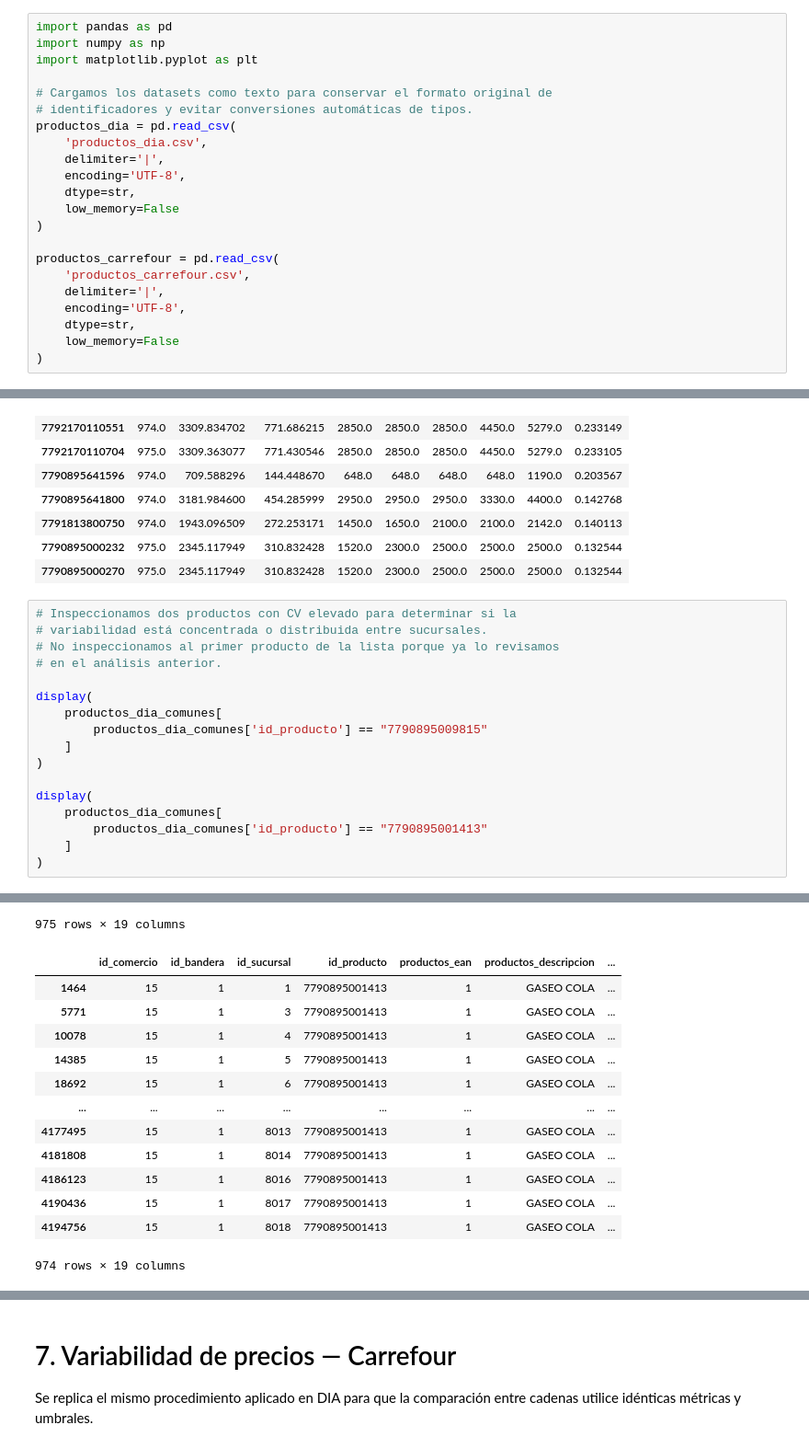
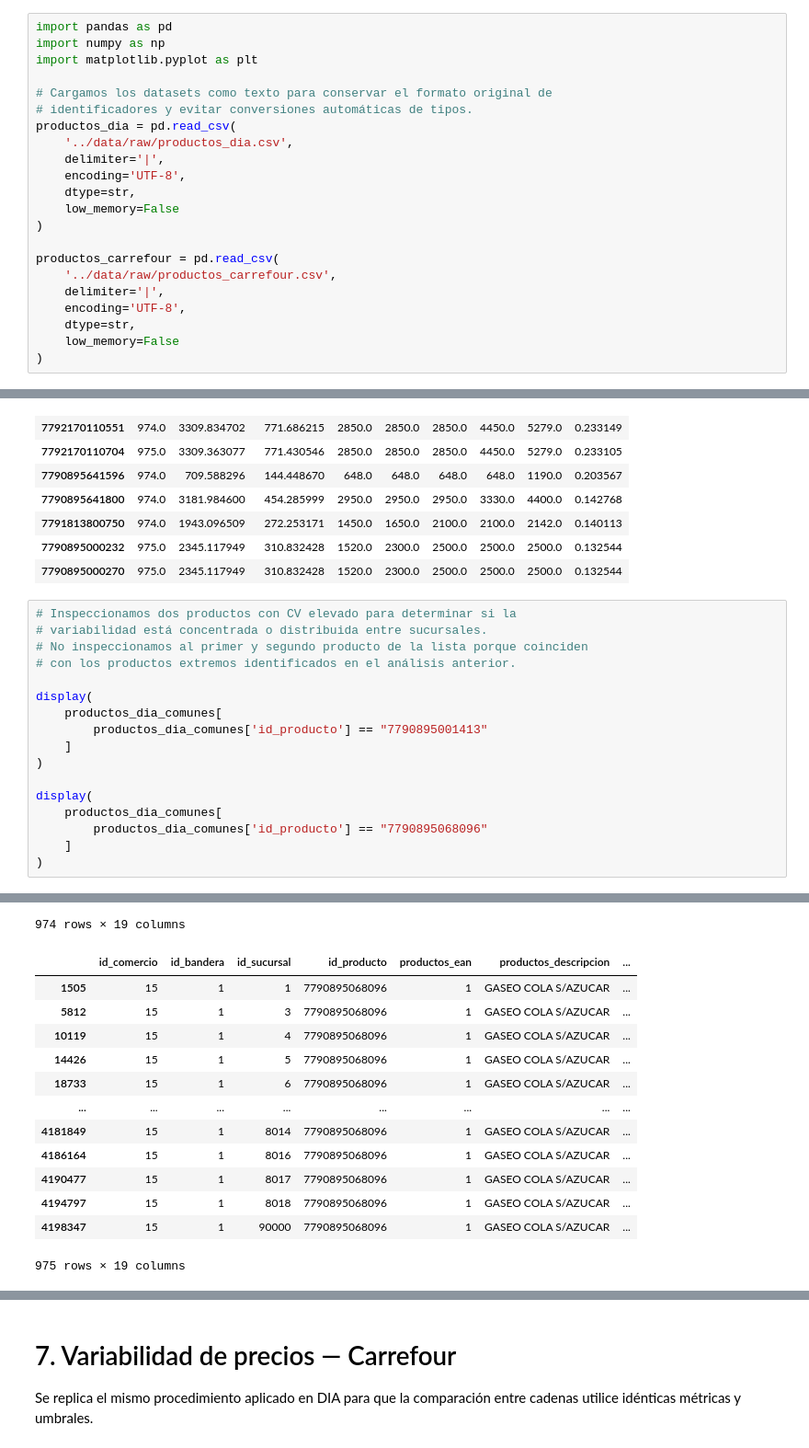
Before and after one commit to NestorRev/analisis-precios-nlp-sepa, a Jupyter notebook: notebooks/01_analisis_dia_carrefour.ipynb, the cells around one changed output, grey strips where cells are left out. Shown at 92% size. Drawn from its saved outputs; the diff is of its cells as text.

```diff
--- a/analisis_dia_carrefour.ipynb
+++ b/notebooks/01_analisis_dia_carrefour.ipynb
@@ -42,7 +42,7 @@ import matplotlib.pyplot as plt
 # Cargamos los datasets como texto para conservar el formato original de
 # identificadores y evitar conversiones automáticas de tipos.
 productos_dia = pd.read_csv(
-    'productos_dia.csv',
+    '../data/raw/productos_dia.csv',
     delimiter='|',
     encoding='UTF-8',
     dtype=str,
@@ -50,7 +50,7 @@ productos_dia = pd.read_csv(
 )
 
 productos_carrefour = pd.read_csv(
-    'productos_carrefour.csv',
+    '../data/raw/productos_carrefour.csv',
     delimiter='|',
     encoding='UTF-8',
     dtype=str,
@@ -648,19 +649,19 @@ display(
 # %%
 # Inspeccionamos dos productos con CV elevado para determinar si la
 # variabilidad está concentrada o distribuida entre sucursales.
-# No inspeccionamos al primer producto de la lista porque ya lo revisamos
-# en el análisis anterior.
-
-display(
-    productos_dia_comunes[
-        productos_dia_comunes['id_producto'] == "7790895009815"
-    ]
-)
+# No inspeccionamos al primer y segundo producto de la lista porque coinciden
+# con los productos extremos identificados en el análisis anterior.
 
 display(
     productos_dia_comunes[
         productos_dia_comunes['id_producto'] == "7790895001413"
     ]
 )
+
+display(
+    productos_dia_comunes[
+        productos_dia_comunes['id_producto'] == "7790895068096"
+    ]
+)
 # %% [output]
 |  | id_comercio | id_bandera | id_sucursal | id_producto | productos_ean | productos_descripcion | ... |
@@ -678,17 +679,17 @@ display(
-975 rows × 19 columns
+974 rows × 19 columns
 |  | id_comercio | id_bandera | id_sucursal | id_producto | productos_ean | productos_descripcion | ... |
-| 1464 | 15 | 1 | 1 | 7790895001413 | 1 | GASEO COLA | ... |
-| 5771 | 15 | 1 | 3 | 7790895001413 | 1 | GASEO COLA | ... |
-| 10078 | 15 | 1 | 4 | 7790895001413 | 1 | GASEO COLA | ... |
-| 14385 | 15 | 1 | 5 | 7790895001413 | 1 | GASEO COLA | ... |
-| 18692 | 15 | 1 | 6 | 7790895001413 | 1 | GASEO COLA | ... |
+| 1505 | 15 | 1 | 1 | 7790895068096 | 1 | GASEO COLA S/AZUCAR | ... |
+| 5812 | 15 | 1 | 3 | 7790895068096 | 1 | GASEO COLA S/AZUCAR | ... |
+| 10119 | 15 | 1 | 4 | 7790895068096 | 1 | GASEO COLA S/AZUCAR | ... |
+| 14426 | 15 | 1 | 5 | 7790895068096 | 1 | GASEO COLA S/AZUCAR | ... |
+| 18733 | 15 | 1 | 6 | 7790895068096 | 1 | GASEO COLA S/AZUCAR | ... |
 | ... | ... | ... | ... | ... | ... | ... | ... |
-| 4177495 | 15 | 1 | 8013 | 7790895001413 | 1 | GASEO COLA | ... |
-| 4181808 | 15 | 1 | 8014 | 7790895001413 | 1 | GASEO COLA | ... |
-| 4186123 | 15 | 1 | 8016 | 7790895001413 | 1 | GASEO COLA | ... |
-| 4190436 | 15 | 1 | 8017 | 7790895001413 | 1 | GASEO COLA | ... |
-| 4194756 | 15 | 1 | 8018 | 7790895001413 | 1 | GASEO COLA | ... |
+| 4181849 | 15 | 1 | 8014 | 7790895068096 | 1 | GASEO COLA S/AZUCAR | ... |
+| 4186164 | 15 | 1 | 8016 | 7790895068096 | 1 | GASEO COLA S/AZUCAR | ... |
+| 4190477 | 15 | 1 | 8017 | 7790895068096 | 1 | GASEO COLA S/AZUCAR | ... |
+| 4194797 | 15 | 1 | 8018 | 7790895068096 | 1 | GASEO COLA S/AZUCAR | ... |
+| 4198347 | 15 | 1 | 90000 | 7790895068096 | 1 | GASEO COLA S/AZUCAR | ... |
-974 rows × 19 columns
+975 rows × 19 columns
 # %% [markdown]
 El CV aporta una segunda perspectiva: un producto puede presentar un rango elevado por una única sucursal, mientras que otro puede mostrar una dispersión elevada porque varias sucursales se alejan del promedio.
 
```
Also changed, not shown: parts of 30 cells of this notebook, 8 other files.
